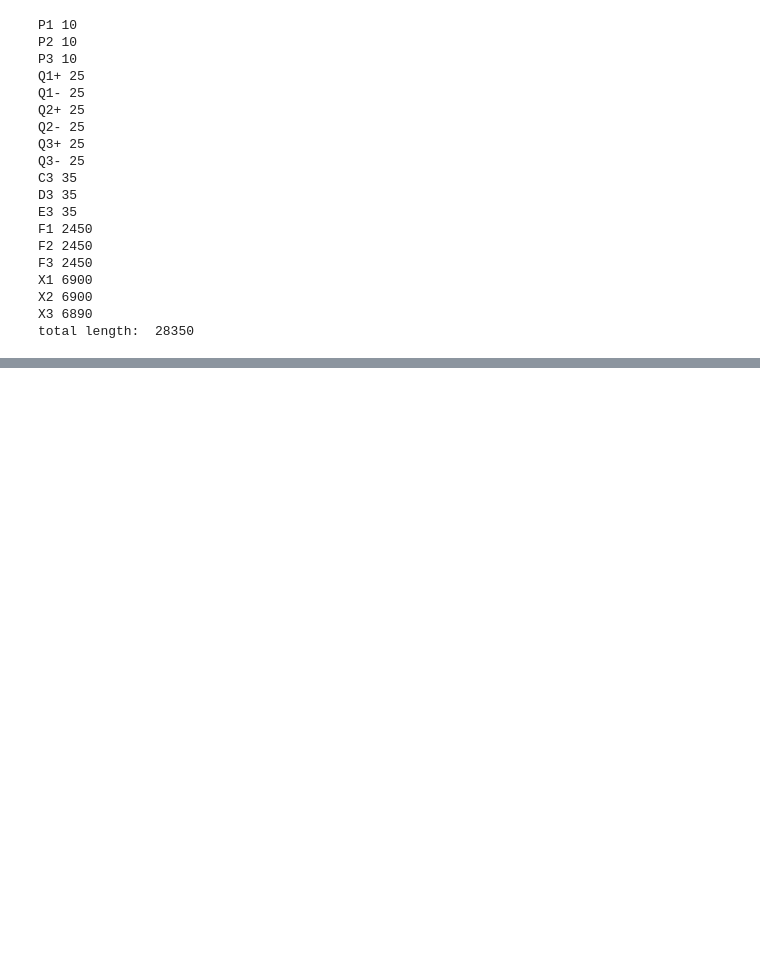
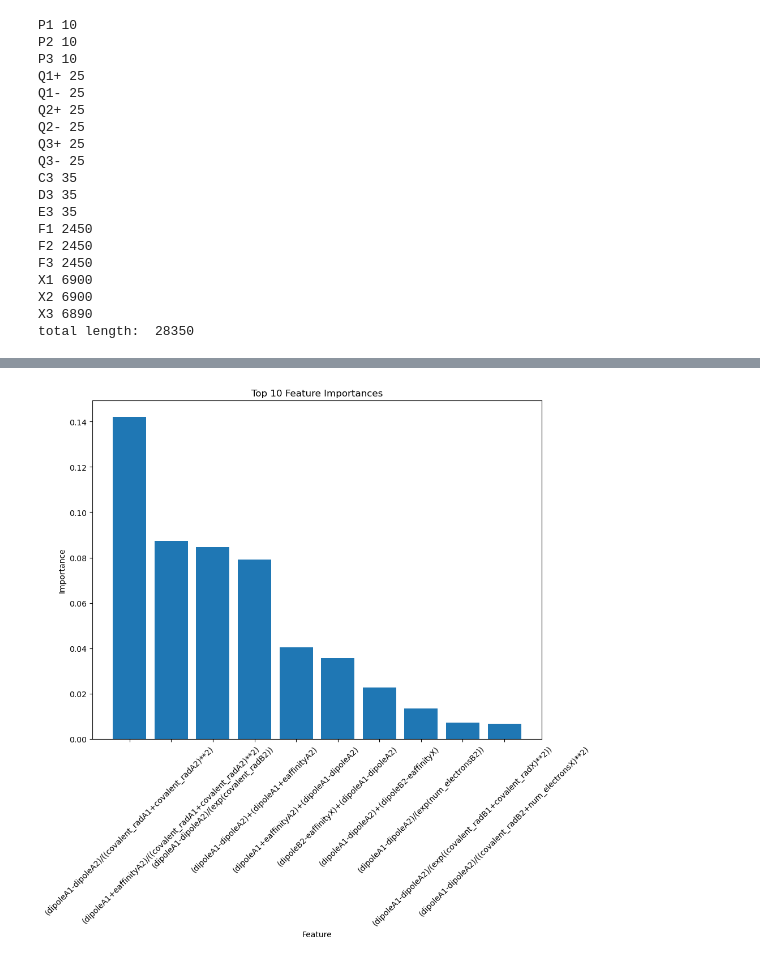
Before and after one commit to erikswanke/2d-Material-Science, a Jupyter notebook: critical role descriptor.ipynb, the cells around one changed output, grey strips where cells are left out. Saved outputs shown, nothing was run; the diff lists cells and outputs as text; code cells hidden in the pictures; blank space fills up the shorter version.

```diff
--- a/critical role descriptor.ipynb
+++ b/critical role descriptor.ipynb
@@ -739,0 +850,15 @@ plt.show()
+# %%
+top_n = 10
+
+# Get the top N features
+top_features = feature_importance_df.head(top_n)
+plt.figure(figsize=(10, 10))
+plt.bar(top_features['Feature'], top_features['Importance'])
+plt.xlabel('Feature')
+plt.ylabel('Importance')
+plt.title(f'Top {top_n} Feature Importances')
+plt.xticks(rotation=45)
+plt.tight_layout()
+plt.show()
+# %% [output]
+[figure, added]
```
Also changed, not shown: parts of 10 cells of this notebook.
